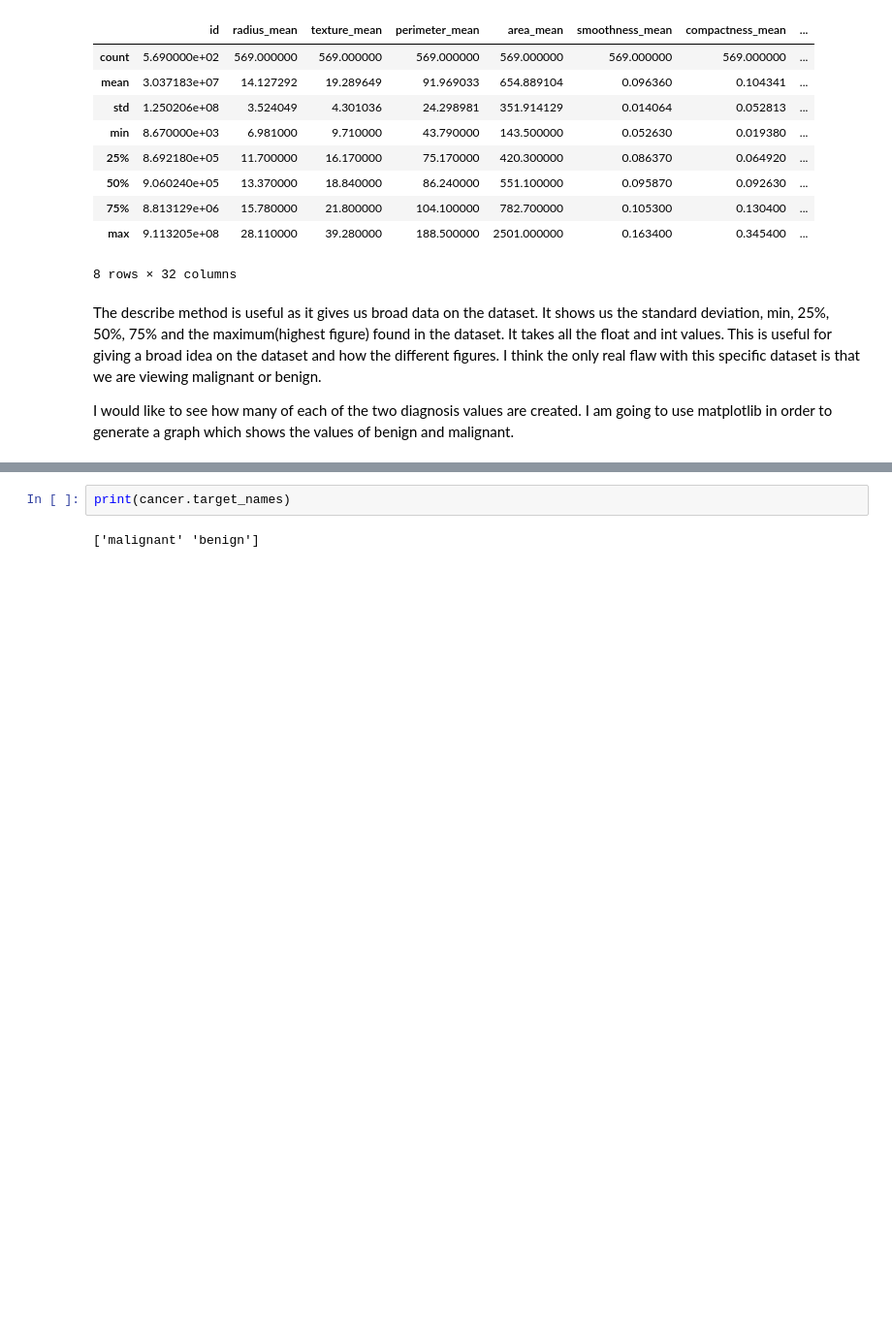
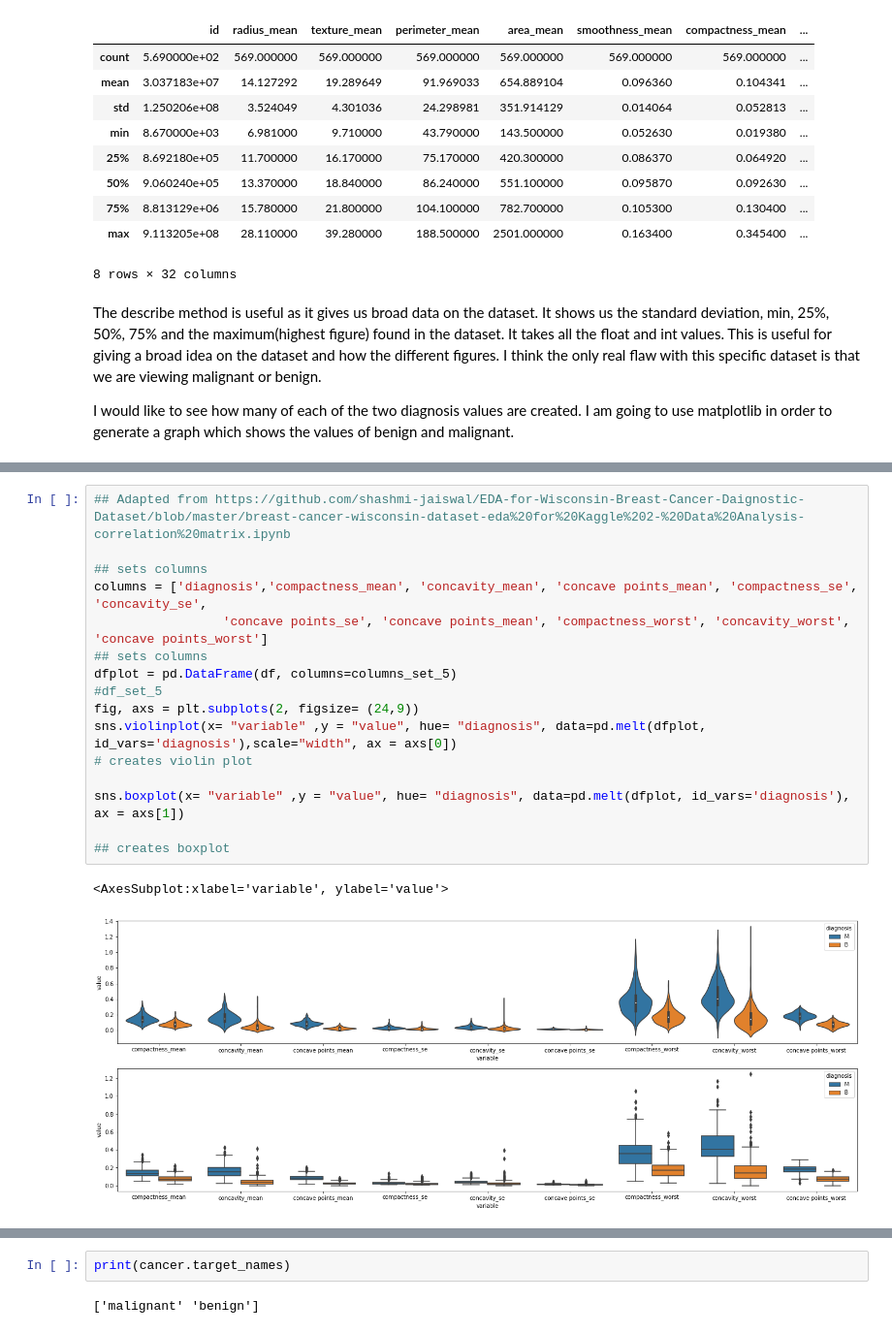
Before and after one commit to KenLin765/pfDA_Project_2, a Jupyter notebook: Main.ipynb, the cells around one changed output, grey strips where cells are left out. Shown at 97% size. Cells and saved outputs as stored; diff of their text form; blank space fills up the shorter version.

```diff
--- a/Main.ipynb
+++ b/Main.ipynb
@@ -186,0 +229,19 @@ This graph shows that we have almost double the amount of benign cases in the da
+# %%
+## Adapted from https://github.com/shashmi-jaiswal/EDA-for-Wisconsin-Breast-Cancer-Daignostic-Dataset/blob/master/breast-cancer-wisconsin-dataset-eda%20for%20Kaggle%202-%20Data%20Analysis-correlation%20matrix.ipynb
+
+## sets columns
+columns = ['diagnosis','compactness_mean', 'concavity_mean', 'concave points_mean', 'compactness_se', 'concavity_se',
+                 'concave points_se', 'concave points_mean', 'compactness_worst', 'concavity_worst', 'concave points_worst']
+## sets columns
+dfplot = pd.DataFrame(df, columns=columns_set_5)
+#df_set_5
+fig, axs = plt.subplots(2, figsize= (24,9))
+sns.violinplot(x= "variable" ,y = "value", hue= "diagnosis", data=pd.melt(dfplot, id_vars='diagnosis'),scale="width", ax = axs[0])
+# creates violin plot
+
+sns.boxplot(x= "variable" ,y = "value", hue= "diagnosis", data=pd.melt(dfplot, id_vars='diagnosis'), ax = axs[1])
+
+## creates boxplot
+# %% [output]
+<AxesSubplot:xlabel='variable', ylabel='value'>
+[figure, added]
```
Also changed, not shown: parts of 63 cells of this notebook, 2 other files.
